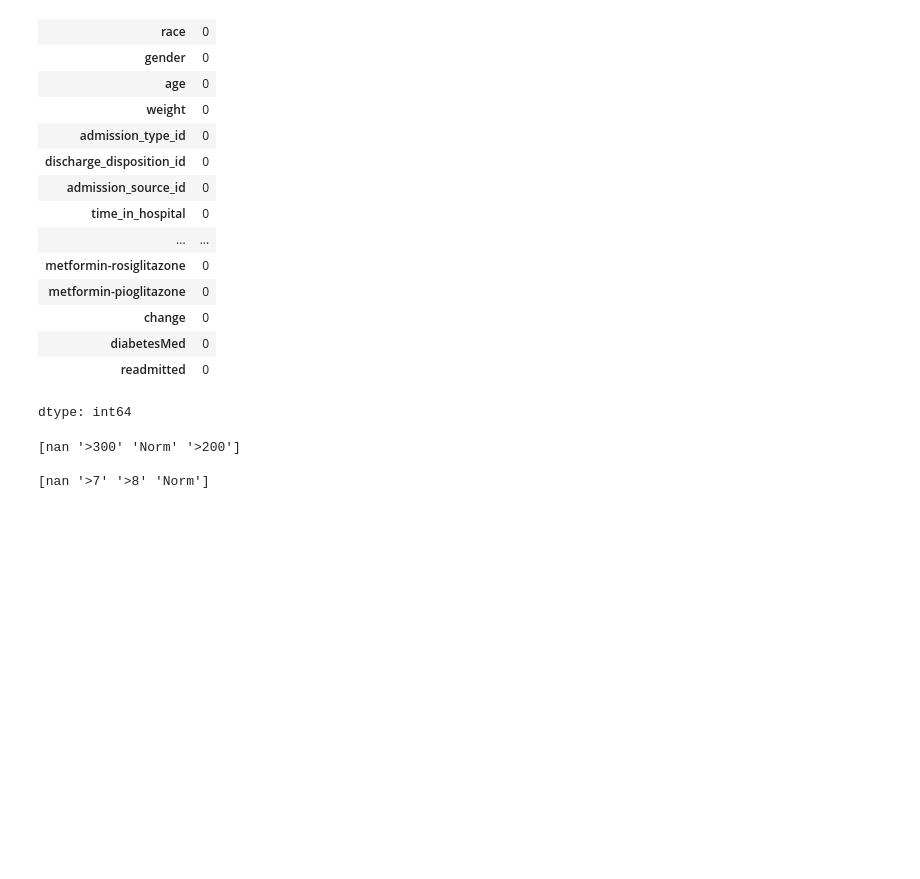
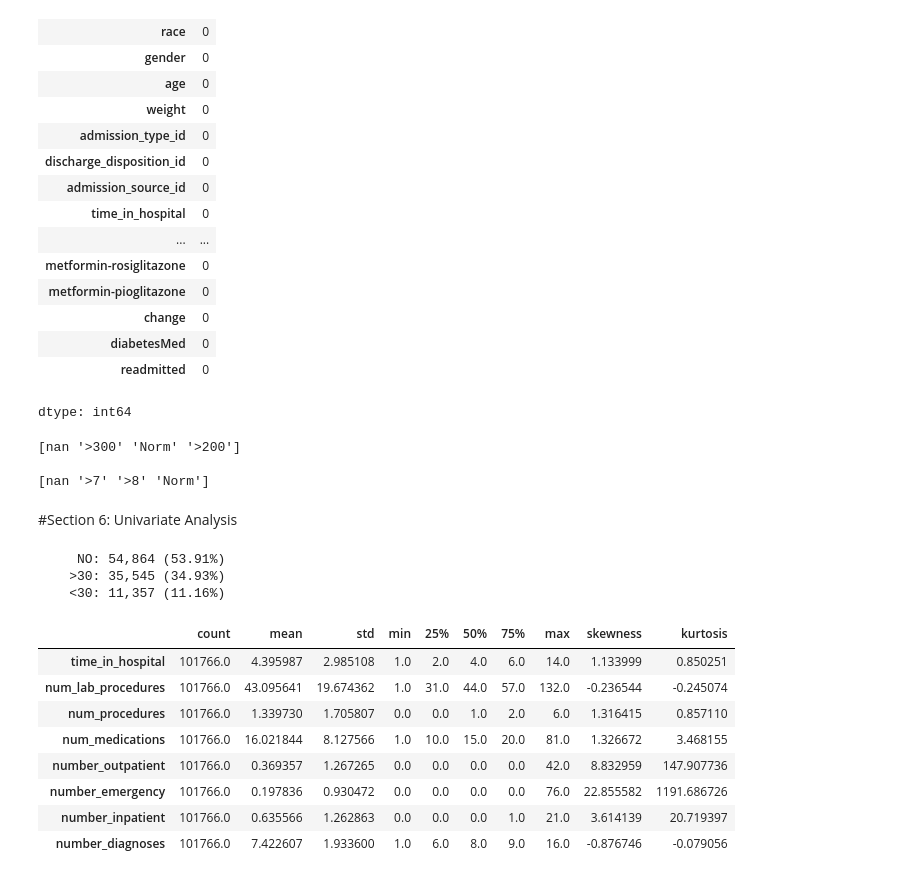
Before and after one commit to EduardoYaguar/act1_2p_si_eda_2_25_yaguar, a Jupyter notebook: act1_2p_si_eda_2_25_yaguar.ipynb, the cells around one changed output. Drawn from its saved outputs; the diff is of its cells as text; code cells hidden in the pictures; blank space fills up the shorter version.

Commit message:
Univariate Analysis

```diff
--- a/act1_2p_si_eda_2_25_yaguar.ipynb
+++ b/act1_2p_si_eda_2_25_yaguar.ipynb
@@ -278,3 +278,30 @@ print(df['A1Cresult'].unique(), '\n')
 [nan '>300' 'Norm' '>200']
 
 [nan '>7' '>8' 'Norm']
+# %% [markdown]
+#Section 6: Univariate Analysis
+# %%
+readmit_counts = df_clean['readmitted'].value_counts()
+readmit_pct = df_clean['readmitted'].value_counts(normalize=True) * 100
+for value, count in readmit_counts.items():
+    pct = readmit_pct[value]
+    print(f"  {value:>5}: {count:>6,} ({pct:>5.2f}%)")
+# %% [output]
+     NO: 54,864 (53.91%)
+    >30: 35,545 (34.93%)
+    <30: 11,357 (11.16%)
+# %%
+numerical_stats = df_clean[numerical_cols].describe().T
+numerical_stats['skewness'] = df_clean[numerical_cols].skew()
+numerical_stats['kurtosis'] = df_clean[numerical_cols].kurtosis()
+numerical_stats
+# %% [output]
+|  | count | mean | std | min | 25% | 50% | 75% | max | skewness | kurtosis |
+| time_in_hospital | 101766.0 | 4.395987 | 2.985108 | 1.0 | 2.0 | 4.0 | 6.0 | 14.0 | 1.133999 | 0.850251 |
+| num_lab_procedures | 101766.0 | 43.095641 | 19.674362 | 1.0 | 31.0 | 44.0 | 57.0 | 132.0 | -0.236544 | -0.245074 |
+| num_procedures | 101766.0 | 1.339730 | 1.705807 | 0.0 | 0.0 | 1.0 | 2.0 | 6.0 | 1.316415 | 0.857110 |
+| num_medications | 101766.0 | 16.021844 | 8.127566 | 1.0 | 10.0 | 15.0 | 20.0 | 81.0 | 1.326672 | 3.468155 |
+| number_outpatient | 101766.0 | 0.369357 | 1.267265 | 0.0 | 0.0 | 0.0 | 0.0 | 42.0 | 8.832959 | 147.907736 |
+| number_emergency | 101766.0 | 0.197836 | 0.930472 | 0.0 | 0.0 | 0.0 | 0.0 | 76.0 | 22.855582 | 1191.686726 |
+| number_inpatient | 101766.0 | 0.635566 | 1.262863 | 0.0 | 0.0 | 0.0 | 1.0 | 21.0 | 3.614139 | 20.719397 |
+| number_diagnoses | 101766.0 | 7.422607 | 1.933600 | 1.0 | 6.0 | 8.0 | 9.0 | 16.0 | -0.876746 | -0.079056 |
```
Also changed, not shown: parts of 3 cells of this notebook.
